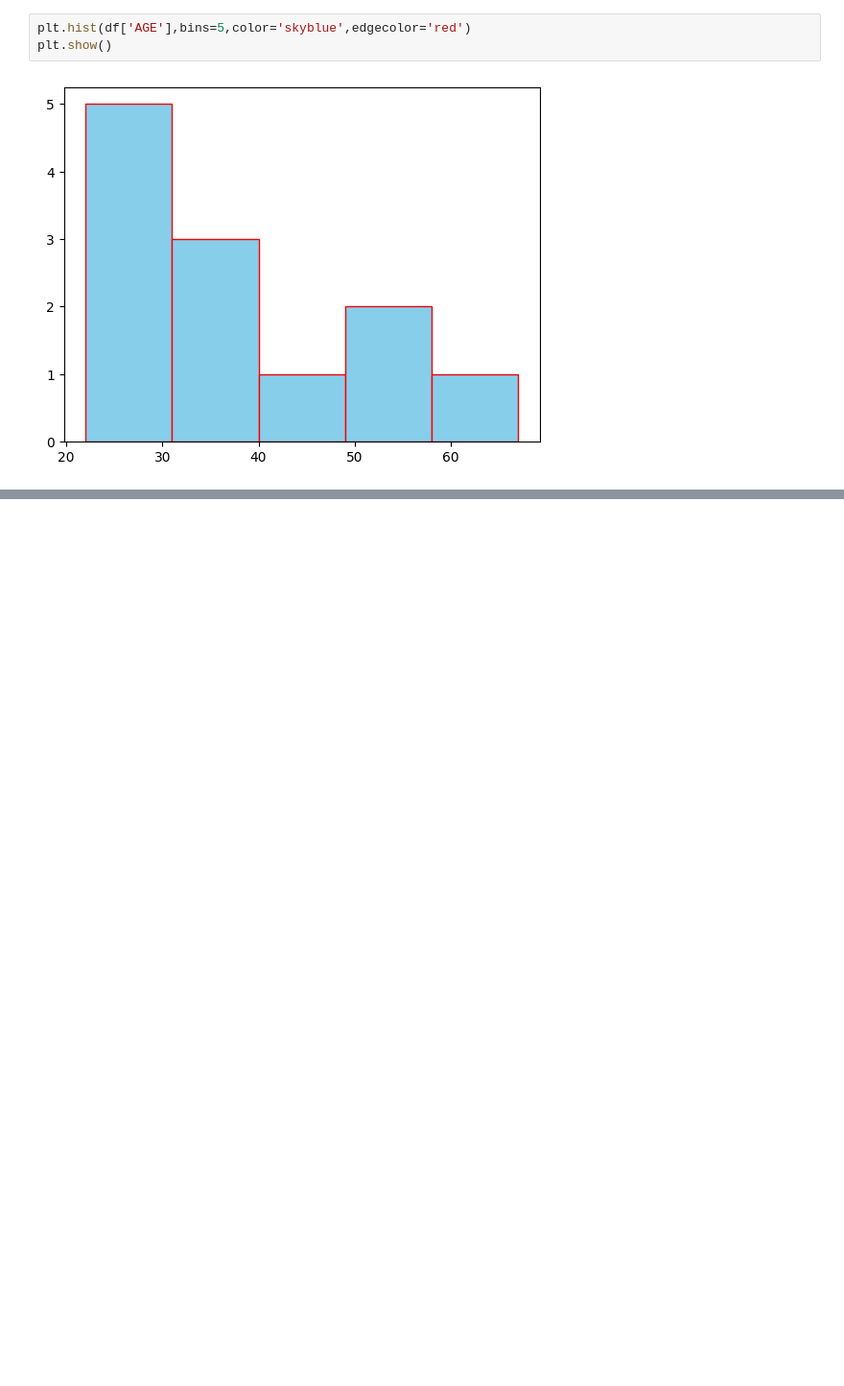
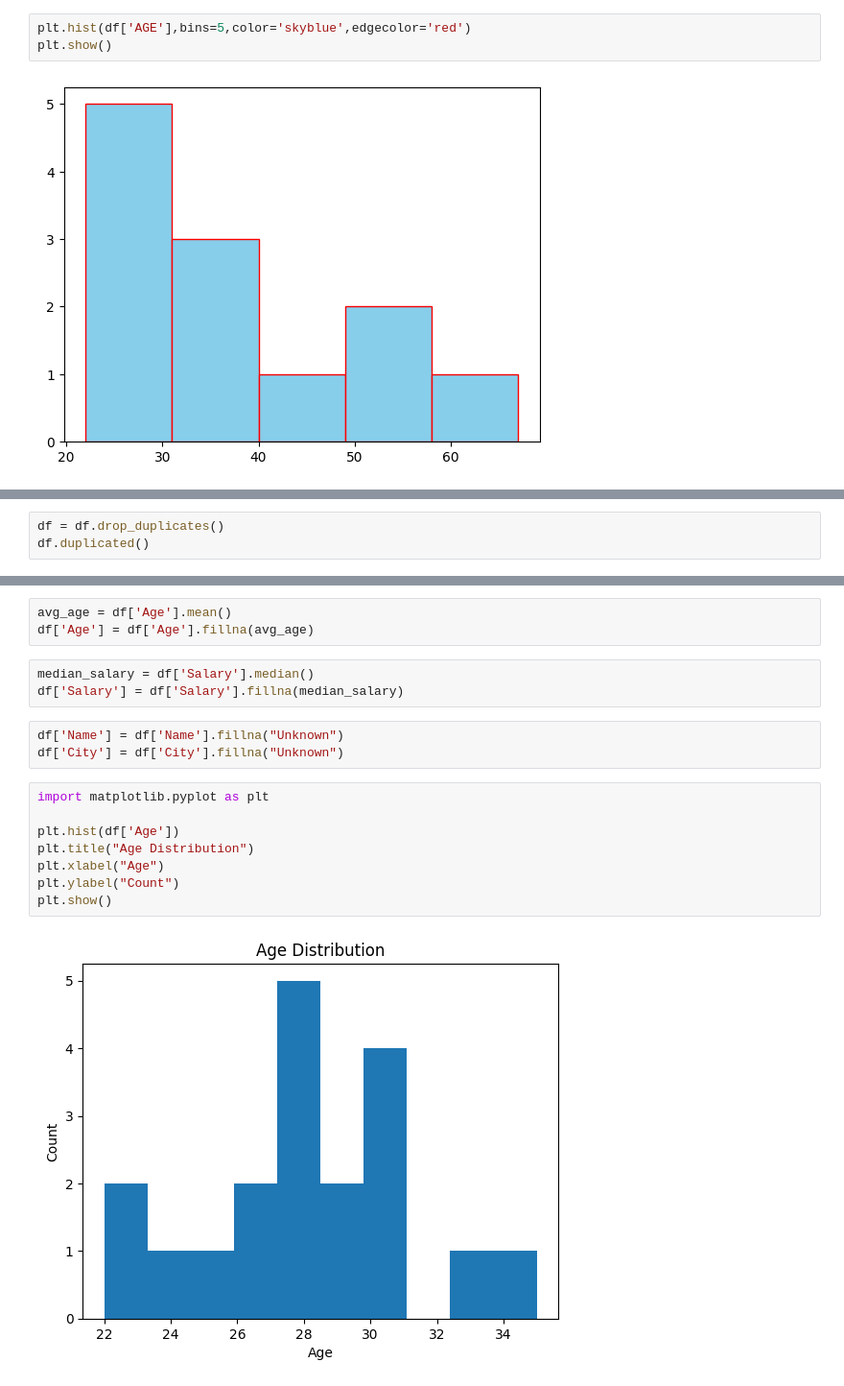
Before and after one commit to Nakulan12/ML, a Jupyter notebook: Python_Basics.ipynb, the cells around one changed output, grey strips where cells are left out. Shown at 96% size. Saved outputs shown, nothing was run; the diff lists cells and outputs as text; blank space fills up the shorter version.

```diff
--- a/Python_Basics.ipynb
+++ b/Python_Basics.ipynb
@@ -369,0 +419,3 @@ plt.show()
+# %%
+df = df.drop_duplicates()
+df.duplicated()
@@ -369,0 +441,19 @@ plt.show()
+# %%
+avg_age = df['Age'].mean()
+df['Age'] = df['Age'].fillna(avg_age)
+# %%
+median_salary = df['Salary'].median()
+df['Salary'] = df['Salary'].fillna(median_salary)
+# %%
+df['Name'] = df['Name'].fillna("Unknown")
+df['City'] = df['City'].fillna("Unknown")
+# %%
+import matplotlib.pyplot as plt
+
+plt.hist(df['Age'])
+plt.title("Age Distribution")
+plt.xlabel("Age")
+plt.ylabel("Count")
+plt.show()
+# %% [output]
+[figure, added]
```
Also changed, not shown: parts of 9 cells of this notebook.
